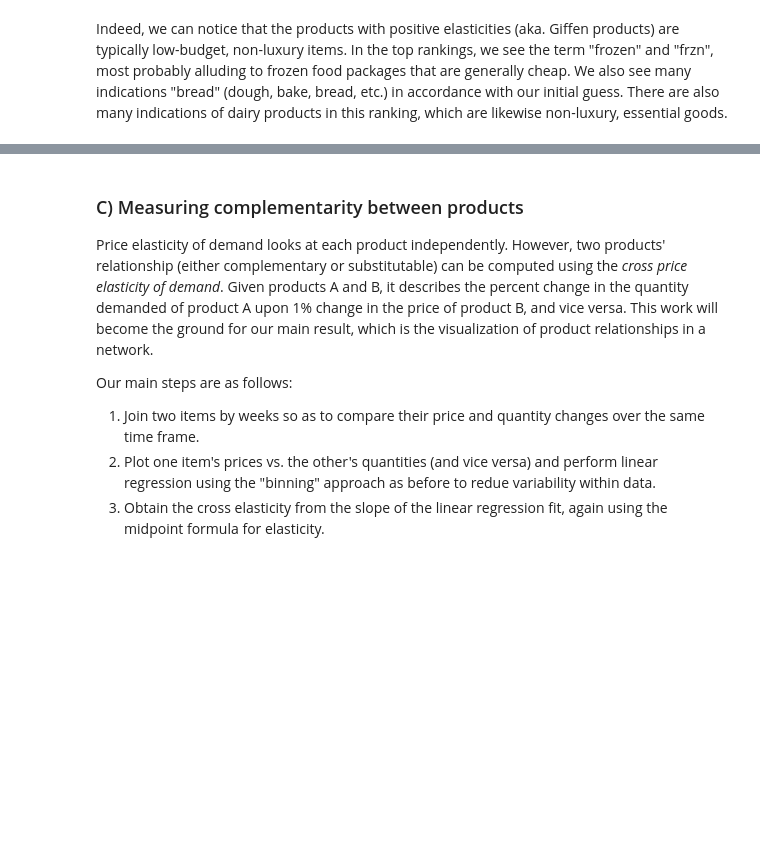
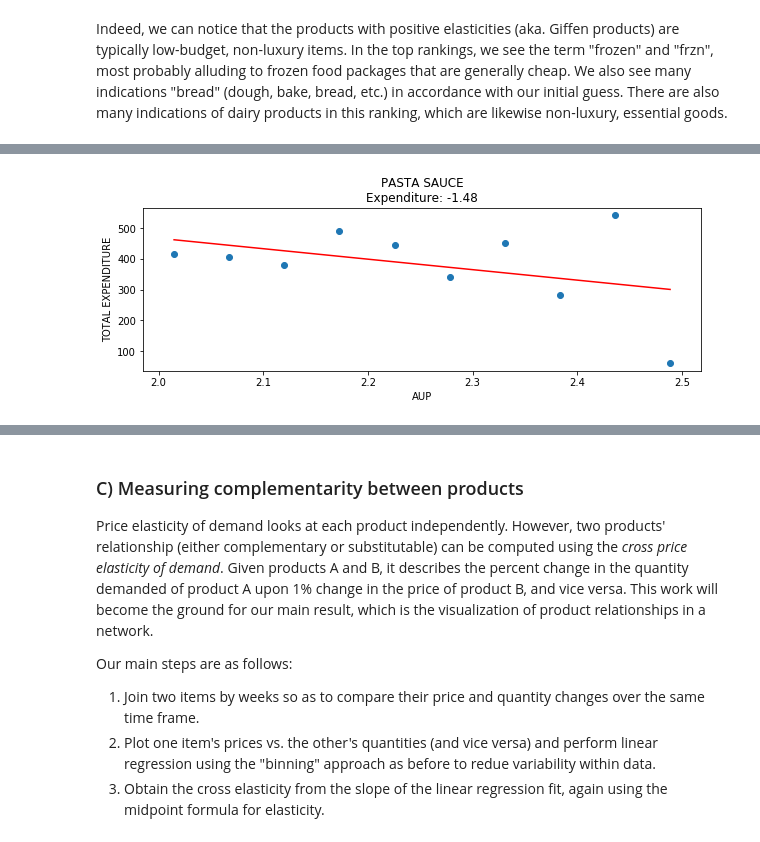
Before and after one commit to FredBaos/florence_and_the_machine, a Jupyter notebook: Project_milestone2.ipynb, the cells around one changed output, grey strips where cells are left out. Drawn from its saved outputs; the diff is of its cells as text; code cells hidden in the pictures; blank space fills up the shorter version.

```diff
--- a/Project_milestone2.ipynb
+++ b/Project_milestone2.ipynb
@@ -702,0 +750,4 @@ Indeed, we can notice that the products with positive elasticities (aka. Giffen
+# %%
+plot_price_and_expenditure_bin('PASTA SAUCE')
+# %% [output]
+[figure, added]
```
Also changed, not shown: parts of 38 cells of this notebook, 1 other file.
